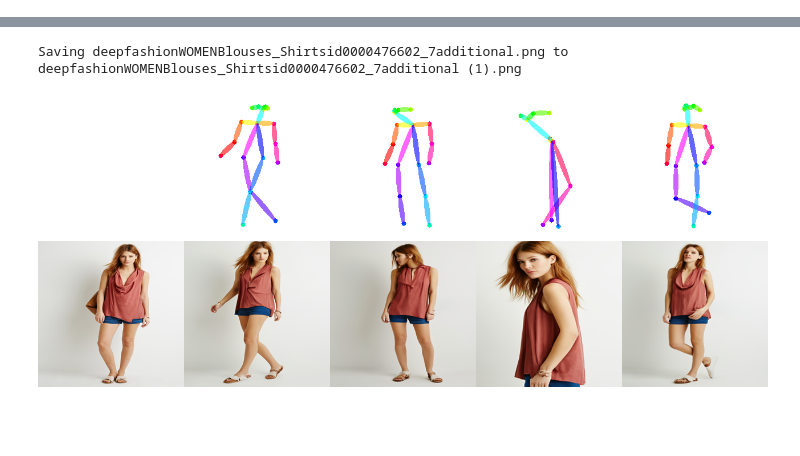
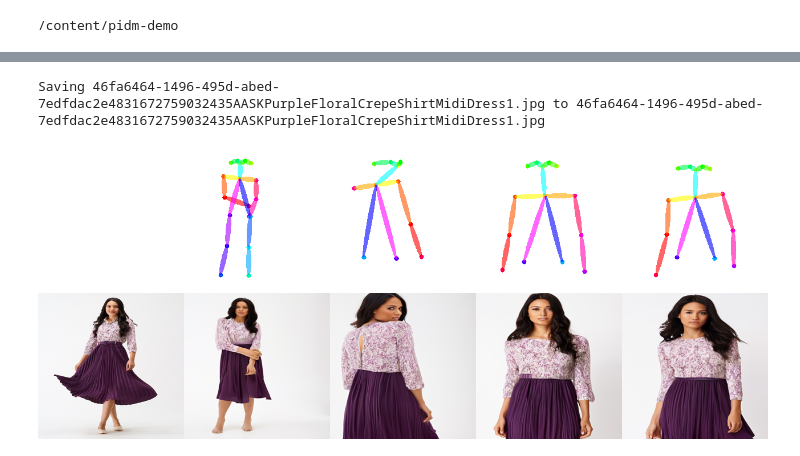
Before and after one commit to ankanbhunia/PIDM, a Jupyter notebook: PIDM_demo.ipynb, the cells around one changed output, grey strips where cells are left out. Cells and saved outputs as stored; diff of their text form; code cells hidden in the pictures; blank space fills up the shorter version.

```diff
--- a/PIDM_demo.ipynb
+++ b/PIDM_demo.ipynb
@@ -5,19 +5,21 @@
 # %%
 #@title Pose Control using PIDM
+%cd "/content/pidm-demo"
 from predict import Predictor
 from IPython.display import Image
 from google.colab import files
 obj = Predictor()
 
 ### upload a source file
 Path = list(files.upload().keys())[0] # Please check "/content/data/" for sample images for source file.
 ### OR enter the path
-#Path = "/content/data/deepfashion/deepfashionWOMENBlouses_Shirtsid0000476602_7additional.png"
+#Path = "data/deepfashion_256x256/target_edits/reference_img_5.png"
 
-obj.predict(image=Path, sample_algorithm='ddim', num_poses=4, nsteps=50)
+obj.predict_pose(image=Path, sample_algorithm='ddim', num_poses=4, nsteps=50)
 
 Image('output.png')
 # %% [output]
+/content/pidm-demo
 [interactive output not drawn]
-Saving deepfashionWOMENBlouses_Shirtsid0000476602_7additional.png to deepfashionWOMENBlouses_Shirtsid0000476602_7additional (1).png
+Saving 46fa6464-1496-495d-abed-7edfdac2e4831672759032435AASKPurpleFloralCrepeShirtMidiDress1.jpg to 46fa6464-1496-495d-abed-7edfdac2e4831672759032435AASKPurpleFloralCrepeShirtMidiDress1.jpg
-[figure, old version]
+[figure, new version]
```
Also changed, not shown: parts of 2 cells of this notebook.
